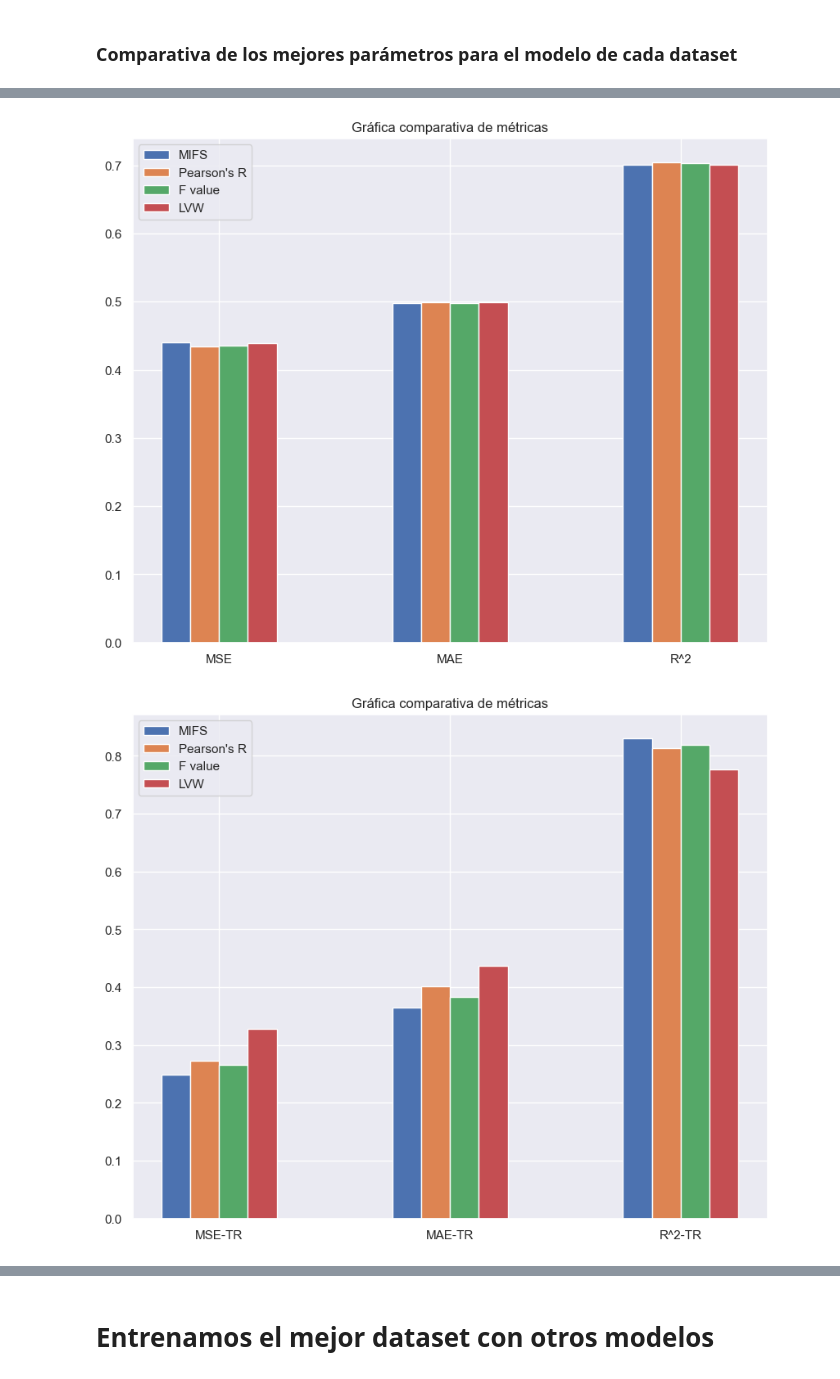
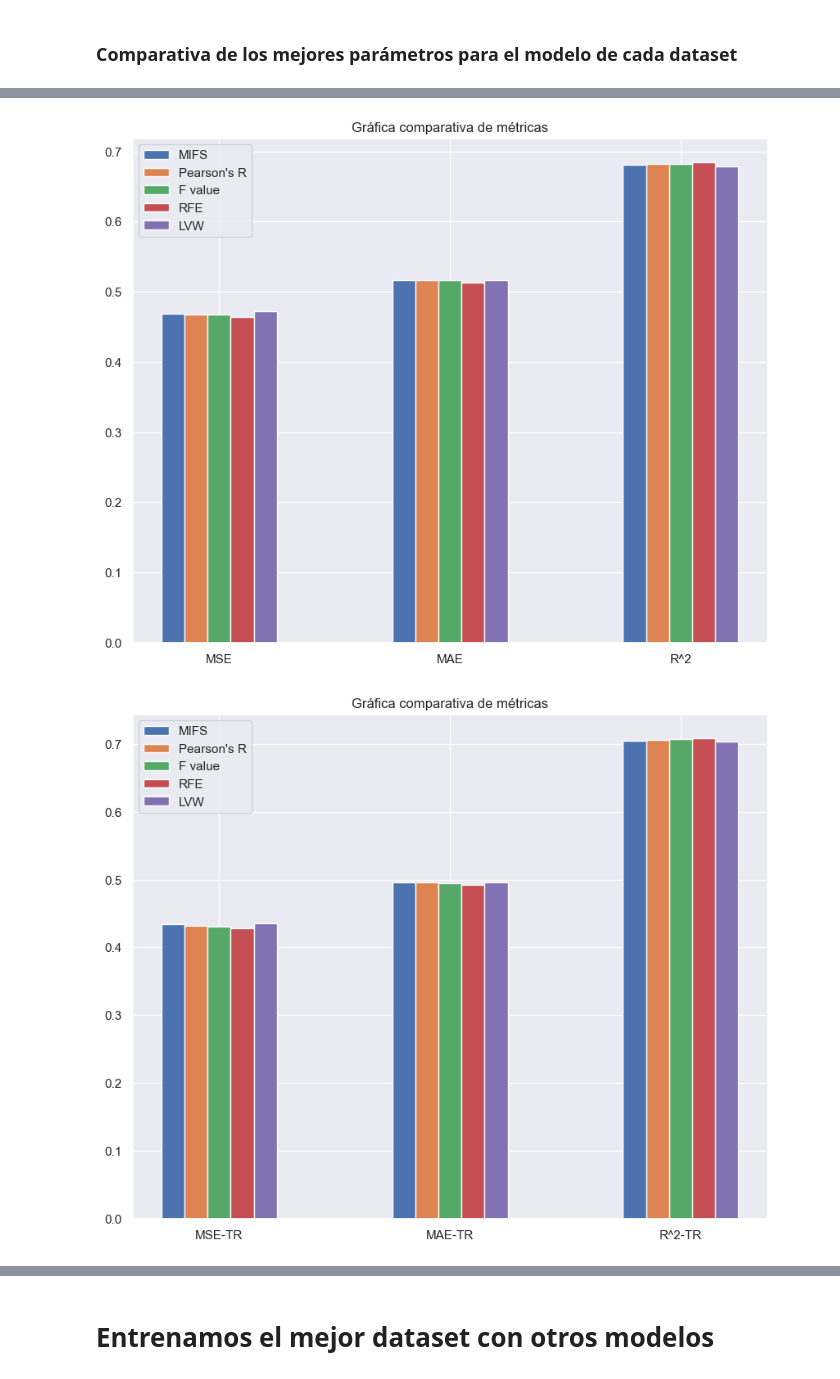
Before and after one commit to JMMelcrack/Predictive-models-applied-to-the-analysis-of-professional-footballers-wages, a Jupyter notebook: FeatureSelection.ipynb, the cells around one changed output, grey strips where cells are left out. Cells and saved outputs as stored; diff of their text form; code cells hidden in the pictures.

```diff
--- a/FeatureSelection.ipynb
+++ b/FeatureSelection.ipynb
@@ -969,0 +968,3 @@ Rfe_best = Rfe_results[1][1:]
+# %%
+Rfe_best = Rfe[1]
+Rfe_best.support_
@@ -1680,18 +1408,0 @@ graficaComparacion(all_result[:, 3:6], titulos, categorias[3:6])
-# %%
-# Definimos el espacio de búsqueda de hiperparámetros
-search_space = {
-    'subsample': (0.4, 1.0),  # Fracción de ejemplos a usar para entrenar
-    'max_depth': (2, 6),  # Profundidad máxima del árbol
-    'learning_rate': (0.001, 1.0), # Learning rate
-    'alpha': (0.5, 0.99999) # El alpha-cuantil de la función de pérdida
-}
-
-# Creamos un estimador
-estimator = GradientBoostingRegressor(n_estimators=50, loss='huber', random_state=34)
-
-# Inicializamos BayesSearchCV con el estimador, el espacio de búsqueda y la estrategia de validación cruzada
-opt = BayesSearchCV(estimator, search_space, n_iter=50, scoring="r2", cv=5, n_jobs=-1, random_state=42, refit=False, return_train_score=True, verbose=1)
-
-# Realizamos la búsqueda de hiperparámetros
-LVW_data = x_filter1.to_numpy()
-opt.fit(LVW_data, y_train_log)
@@ -1770,21 +1409,28 @@ graficaComparacion(all_result[:, 3:6], titulos, categorias[3:6])
 # %% [markdown]
 ### Comparativa de los mejores parámetros para el modelo de cada dataset
+# %%
+Mifs_data = Mifs_best.transform(x_train)
+PearsonR_data = PearsonR_best.transform(x_train)
+FValue_data = FValue_best.transform(x_train)
+Rfe_data = Rfe_best.transform(x_train)
 # %%
-model_1 = GradientBoostingRegressor(loss='huber', n_estimators = 50, random_state=34, learning_rate=0.29993322597358596, max_depth=5)
-model_2 = GradientBoostingRegressor(loss='huber', n_estimators = 50, random_state=34, learning_rate=0.1912030267946662, max_depth=5, alpha=0.99999)
-model_3 = GradientBoostingRegressor(loss='huber', n_estimators = 50, random_state=34, learning_rate=0.2116611800213889, max_depth=5, alpha=0.9270872406632003)
-model_4 = GradientBoostingRegressor(loss='huber', n_estimators = 50, random_state=34, learning_rate=0.23701803337459112, max_depth=4, alpha=0.99999)
+model_1 = GradientBoostingRegressor(loss='huber', n_estimators = 50, random_state=34)
+model_2 = GradientBoostingRegressor(loss='huber', n_estimators = 50, random_state=34)
+model_3 = GradientBoostingRegressor(loss='huber', n_estimators = 50, random_state=34)
+model_4 = GradientBoostingRegressor(loss='huber', n_estimators = 50, random_state=34)
+model_5 = GradientBoostingRegressor(loss='huber', n_estimators = 50, random_state=34)
 
 # Aplicamos CV a nuestros modelos para obtener sus métricas de error
 result1 = crossValidation(model_1, kf, Mifs_data, y_train_log, True)
 result2 = crossValidation(model_2, kf, PearsonR_data, y_train_log, True)
 result3 = crossValidation(model_3, kf, FValue_data, y_train_log, True)
-result4 = crossValidation(model_4, kf, LVW_data, y_train_log, True)
+result4 = crossValidation(model_4, kf, Rfe_data, y_train_log, True)
+result5 = crossValidation(model_5, kf, LVW_data, y_train_log, True)
 
-all_result = np.vstack((result1[1:], result2[1:], result3[1:], result4[1:]))
+all_result = np.vstack((result1[1:], result2[1:], result3[1:], result4[1:], result5[1:]))
 
 categorias = ['MSE', 'MAE', 'R^2', 'MSE-TR', 'MAE-TR', 'R^2-TR']
-titulos = ['MIFS', "Pearson's R", 'F value', 'LVW']
+titulos = ['MIFS', "Pearson's R", 'F value', 'RFE', 'LVW']
 
 tablaComparacion(all_result, categorias, titulos)
 
@@ -1810,3 +1456,3 @@ graficaComparacion(all_result[:, 3:6], titulos, categorias[3:6])
-[figure, old version]
+[figure, new version]
-[figure, old version]
+[figure, new version]
 # %% [markdown]
```
Also changed, not shown: parts of 54 cells of this notebook.
